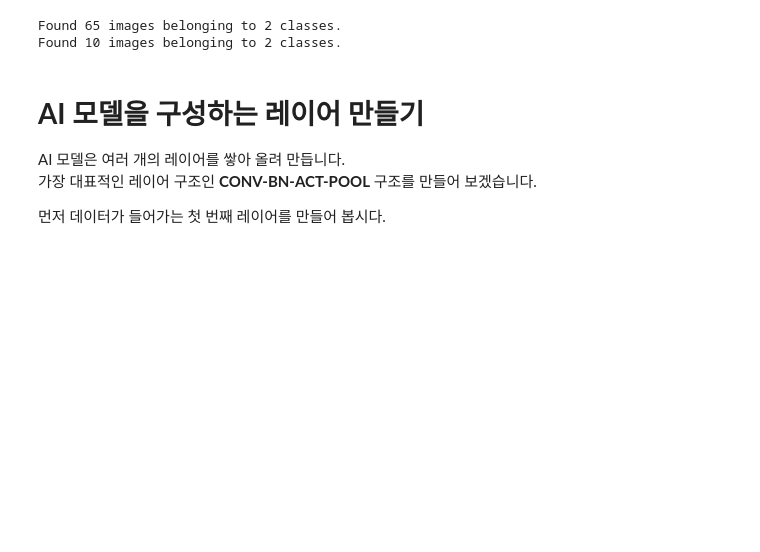
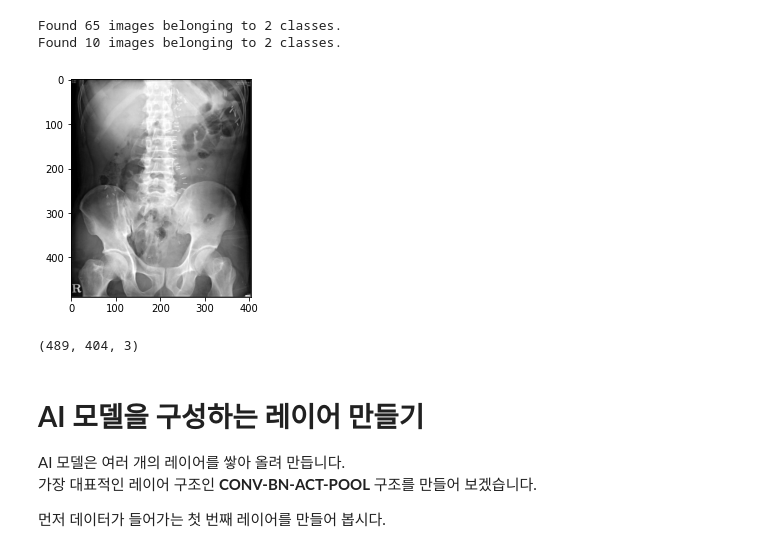
Before and after one commit to Pulsar-kkaturi/DL-Education, a Jupyter notebook: Lecture2_VGG.ipynb, the cells around one changed output. Drawn from its saved outputs; the diff is of its cells as text; code cells hidden in the pictures; blank space fills up the shorter version.

```diff
--- a/Lecture2_VGG.ipynb
+++ b/Lecture2_VGG.ipynb
@@ -76,6 +74,14 @@ val_generator = val_datagen.flow_from_directory(directory=VAL_DATA_PATH,
 # %% [output]
 Found 65 images belonging to 2 classes.
 Found 10 images belonging to 2 classes.
+# %%
+img = plt.imread(TEST_DATA_PATH)
+plt.imshow(img, cmap='Greys')
+plt.show()
+print(img.shape)
+# %% [output]
+[figure, added]
+(489, 404, 3)
 # %% [markdown]
 # **AI 모델을 구성하는 레이어 만들기**
 
```
Also changed, not shown: parts of 13 cells of this notebook.
